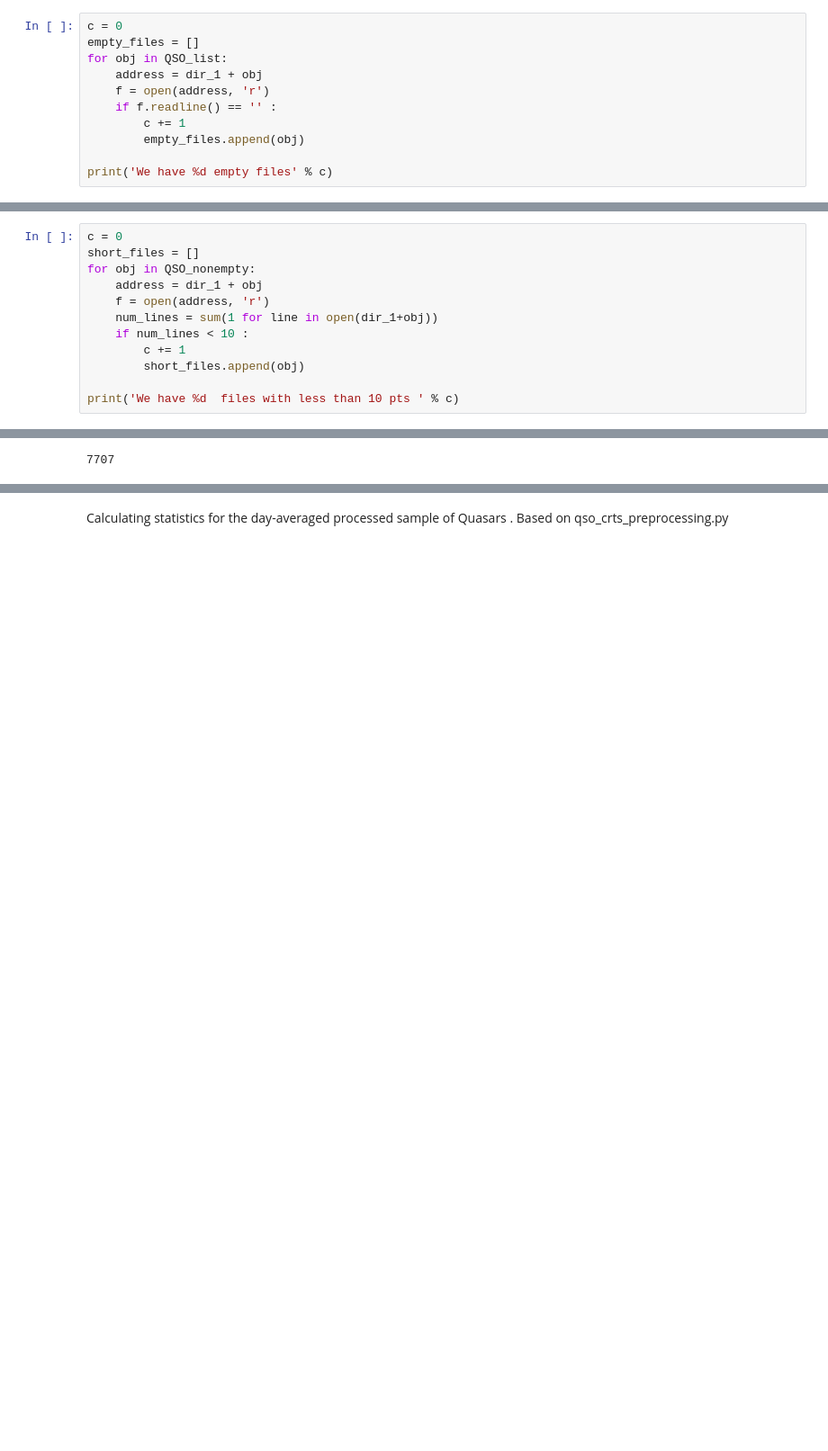
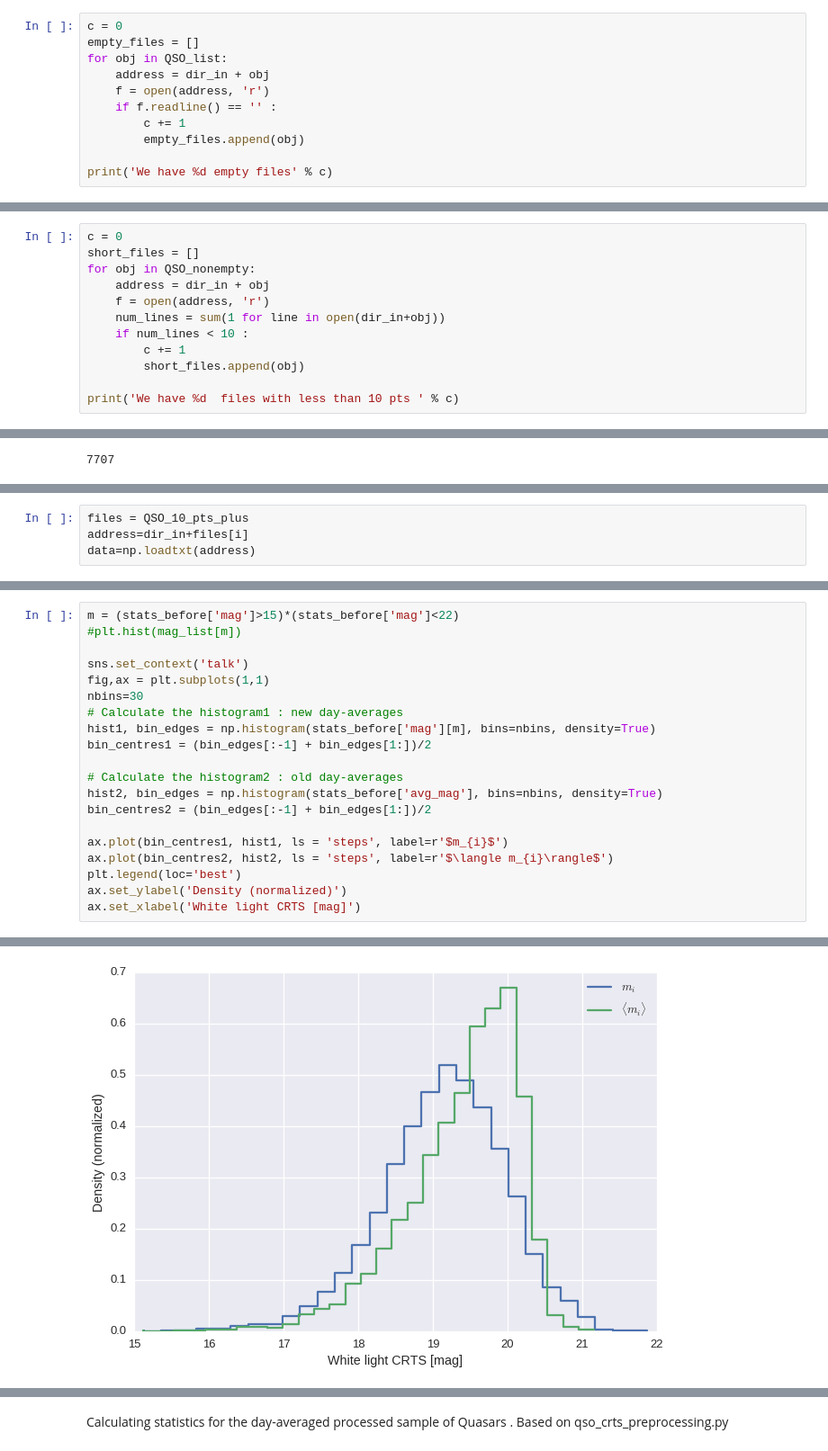
Before and after one commit to suberlak/CRTS_PROJECT, a Jupyter notebook: A_Fig_1_QSO_CRTS_day_averaged_stats.ipynb, the cells around one changed output, grey strips where cells are left out. Shown at 90% size. Cells and saved outputs as stored; diff of their text form; blank space fills up the shorter version.

```diff
--- a/A_Fig_1_QSO_CRTS_day_averaged_stats.ipynb
+++ b/A_Fig_1_QSO_CRTS_day_averaged_stats.ipynb
@@ -54,7 +54,7 @@ Three equivalent ways of testing for the number of empty files.  Those files sho
 c = 0
 empty_files = []
 for obj in QSO_list:
-    address = dir_1 + obj
+    address = dir_in + obj
     f = open(address, 'r')
     if f.readline() == '' :
         c += 1
@@ -74,9 +74,9 @@ Remove those files that have less than 10 points :
 c = 0
 short_files = []
 for obj in QSO_nonempty:
-    address = dir_1 + obj
+    address = dir_in + obj
     f = open(address, 'r')
-    num_lines = sum(1 for line in open(dir_1+obj))
+    num_lines = sum(1 for line in open(dir_in+obj))
     if num_lines < 10 :
         c += 1
         short_files.append(obj)
@@ -91,0 +94,4 @@ len(QSO_10_pts_plus)
+# %%
+files = QSO_10_pts_plus
+address=dir_in+files[i]
+data=np.loadtxt(address)
@@ -91,0 +166,21 @@ len(QSO_10_pts_plus)
+# %%
+m = (stats_before['mag']>15)*(stats_before['mag']<22)
+#plt.hist(mag_list[m])
+
+sns.set_context('talk')
+fig,ax = plt.subplots(1,1)
+nbins=30
+# Calculate the histogram1 : new day-averages
+hist1, bin_edges = np.histogram(stats_before['mag'][m], bins=nbins, density=True)
+bin_centres1 = (bin_edges[:-1] + bin_edges[1:])/2
+
+# Calculate the histogram2 : old day-averages
+hist2, bin_edges = np.histogram(stats_before['avg_mag'], bins=nbins, density=True)
+bin_centres2 = (bin_edges[:-1] + bin_edges[1:])/2
+
+ax.plot(bin_centres1, hist1, ls = 'steps', label=r'$m_{i}$')
+ax.plot(bin_centres2, hist2, ls = 'steps', label=r'$\langle m_{i}\rangle$')
+plt.legend(loc='best')
+ax.set_ylabel('Density (normalized)')
+ax.set_xlabel('White light CRTS [mag]')
+# %% [output]
@@ -91,0 +188 @@ len(QSO_10_pts_plus)
+[figure, added]
```
Also changed, not shown: parts of 22 cells of this notebook, 1 other file.
